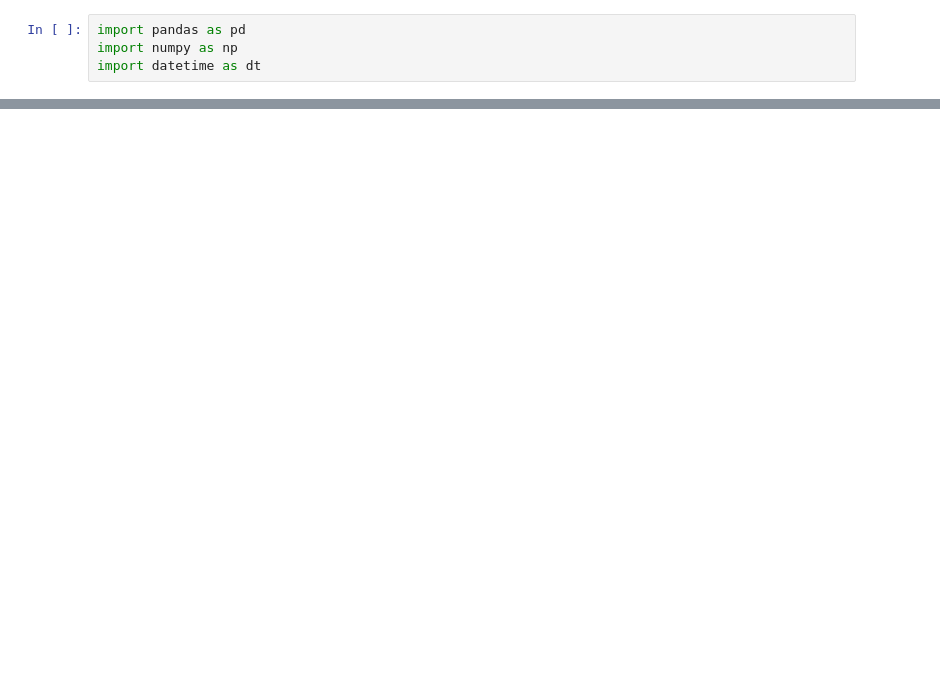
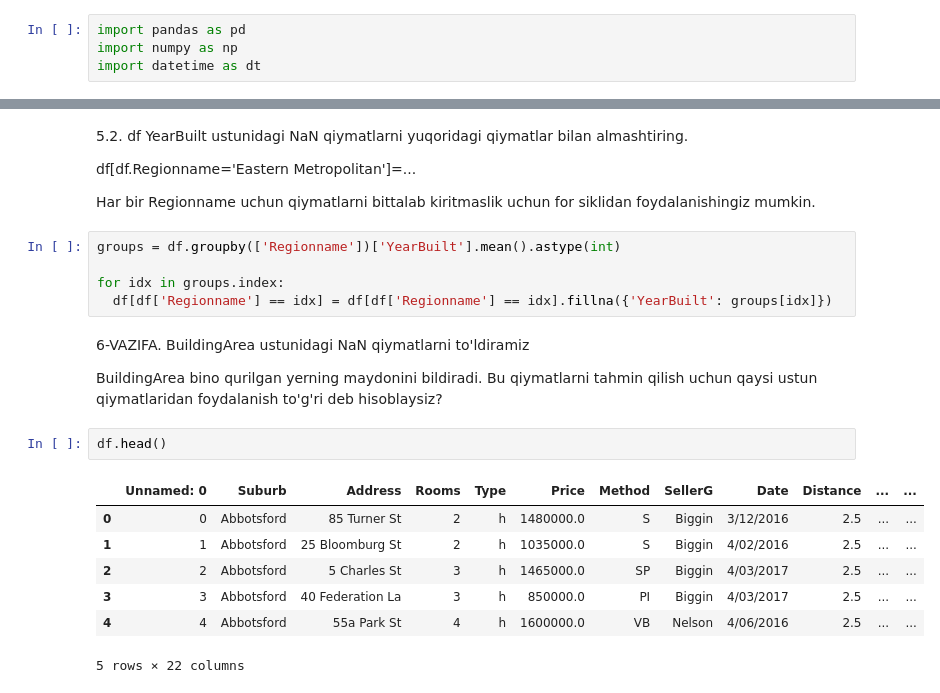
Before and after one commit to yusufbek-murodov/pandas-lessons, a Jupyter notebook: datetime.ipynb, the cells around one changed output, grey strips where cells are left out. Cells and saved outputs as stored; diff of their text form; blank space fills up the shorter version.

```diff
--- a/datetime.ipynb
+++ b/datetime.ipynb
@@ -184,0 +146,25 @@ dtype: int64
+# %% [markdown]
+5.2. df YearBuilt ustunidagi NaN qiymatlarni yuqoridagi qiymatlar bilan almashtiring.
+
+df[df.Regionname='Eastern Metropolitan']=...
+
+Har bir Regionname uchun qiymatlarni bittalab kiritmaslik uchun for siklidan foydalanishingiz mumkin.
+# %%
+groups = df.groupby(['Regionname'])['YearBuilt'].mean().astype(int)
+
+for idx in groups.index:
+  df[df['Regionname'] == idx] = df[df['Regionname'] == idx].fillna({'YearBuilt': groups[idx]})
+# %% [markdown]
+6-VAZIFA. BuildingArea ustunidagi NaN qiymatlarni to'ldiramiz
+
+BuildingArea bino qurilgan yerning maydonini bildiradi. Bu qiymatlarni tahmin qilish uchun qaysi ustun qiymatlaridan foydalanish to'g'ri deb hisoblaysiz?
+# %%
+df.head()
+# %% [output]
+|  | Unnamed: 0 | Suburb | Address | Rooms | Type | Price | Method | SellerG | Date | Distance | ... | ... |
+| 0 | 0 | Abbotsford | 85 Turner St | 2 | h | 1480000.0 | S | Biggin | 3/12/2016 | 2.5 | ... | ... |
+| 1 | 1 | Abbotsford | 25 Bloomburg St | 2 | h | 1035000.0 | S | Biggin | 4/02/2016 | 2.5 | ... | ... |
+| 2 | 2 | Abbotsford | 5 Charles St | 3 | h | 1465000.0 | SP | Biggin | 4/03/2017 | 2.5 | ... | ... |
+| 3 | 3 | Abbotsford | 40 Federation La | 3 | h | 850000.0 | PI | Biggin | 4/03/2017 | 2.5 | ... | ... |
+| 4 | 4 | Abbotsford | 55a Park St | 4 | h | 1600000.0 | VB | Nelson | 4/06/2016 | 2.5 | ... | ... |
+5 rows × 22 columns
```
Also changed, not shown: parts of 39 cells of this notebook.
